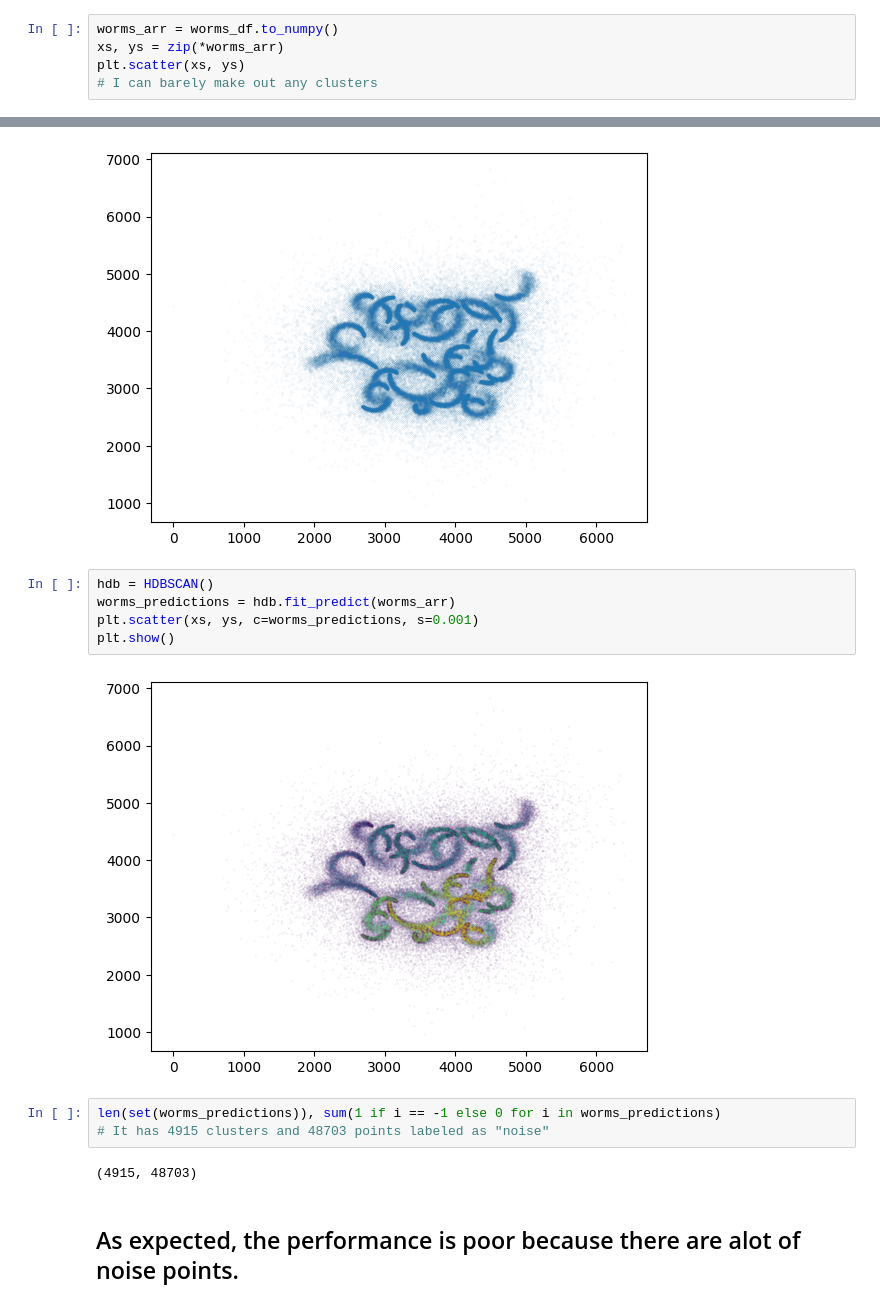
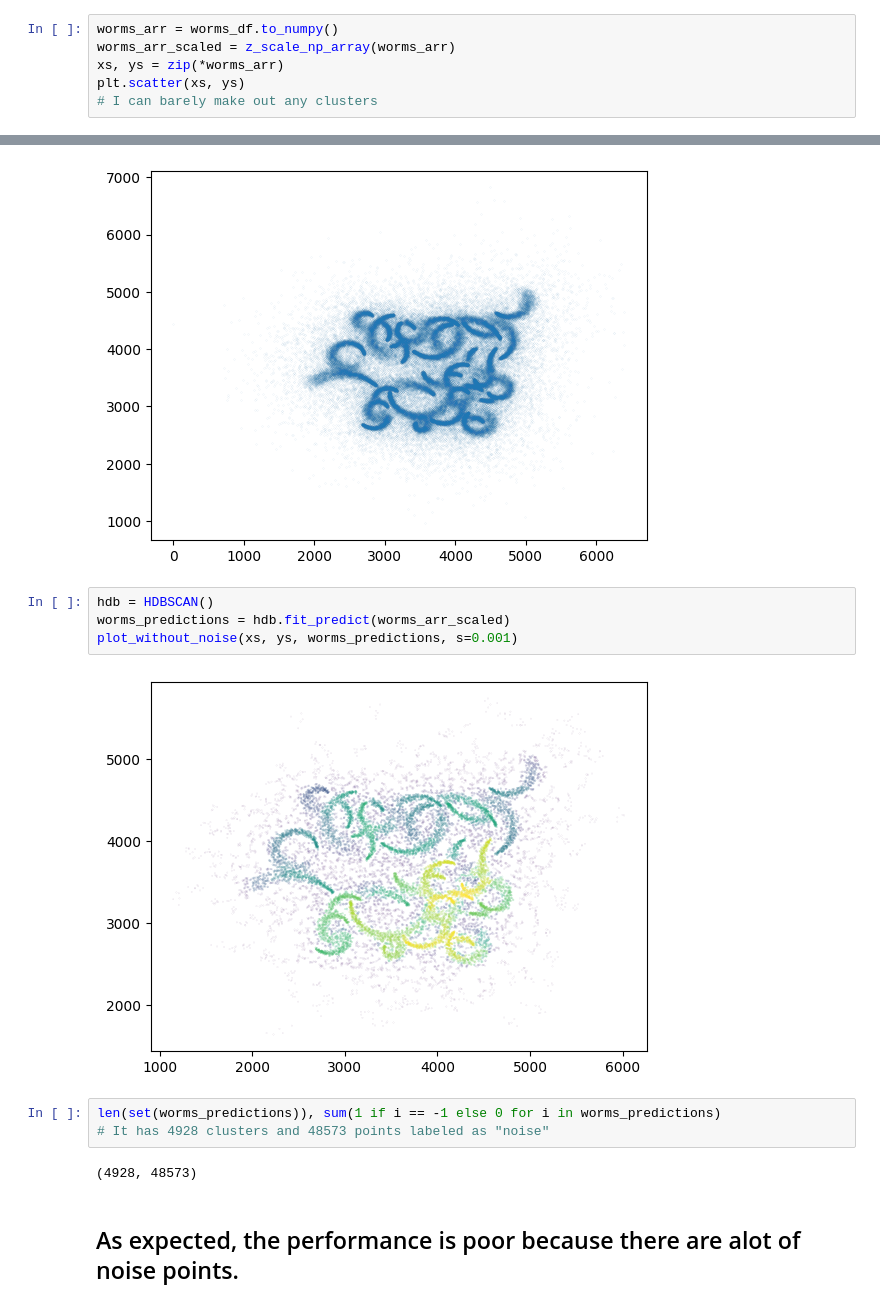
Before and after one commit to mk43v3r/SC4020-Data-Analytics, a Jupyter notebook: HDBSCAN.ipynb, the cells around one changed output, grey strips where cells are left out. Cells and saved outputs as stored; diff of their text form.

```diff
--- a/HDBSCAN.ipynb
+++ b/HDBSCAN.ipynb
@@ -227,6 +229,7 @@ worms_df
 105600 rows × 2 columns
 # %%
 worms_arr = worms_df.to_numpy()
+worms_arr_scaled = z_scale_np_array(worms_arr)
 xs, ys = zip(*worms_arr)
 plt.scatter(xs, ys)
 # I can barely make out any clusters
@@ -241,16 +244,15 @@ plt.scatter(xs, ys, s=0.001)
 [figure]
 # %%
 hdb = HDBSCAN()
-worms_predictions = hdb.fit_predict(worms_arr)
-plt.scatter(xs, ys, c=worms_predictions, s=0.001)
-plt.show()
+worms_predictions = hdb.fit_predict(worms_arr_scaled)
+plot_without_noise(xs, ys, worms_predictions, s=0.001)
 # %% [output]
-[figure, old version]
+[figure, new version]
 # %%
 len(set(worms_predictions)), sum(1 if i == -1 else 0 for i in worms_predictions)
-# It has 4915 clusters and 48703 points labeled as "noise"
+# It has 4928 clusters and 48573 points labeled as "noise"
 # %% [output]
-(4915, 48703)
+(4928, 48573)
 # %% [markdown]
 ## As expected, the performance is poor because there are alot of noise points.
 # %% [markdown]
```
Also changed, not shown: parts of 23 cells of this notebook, 1 other file.
